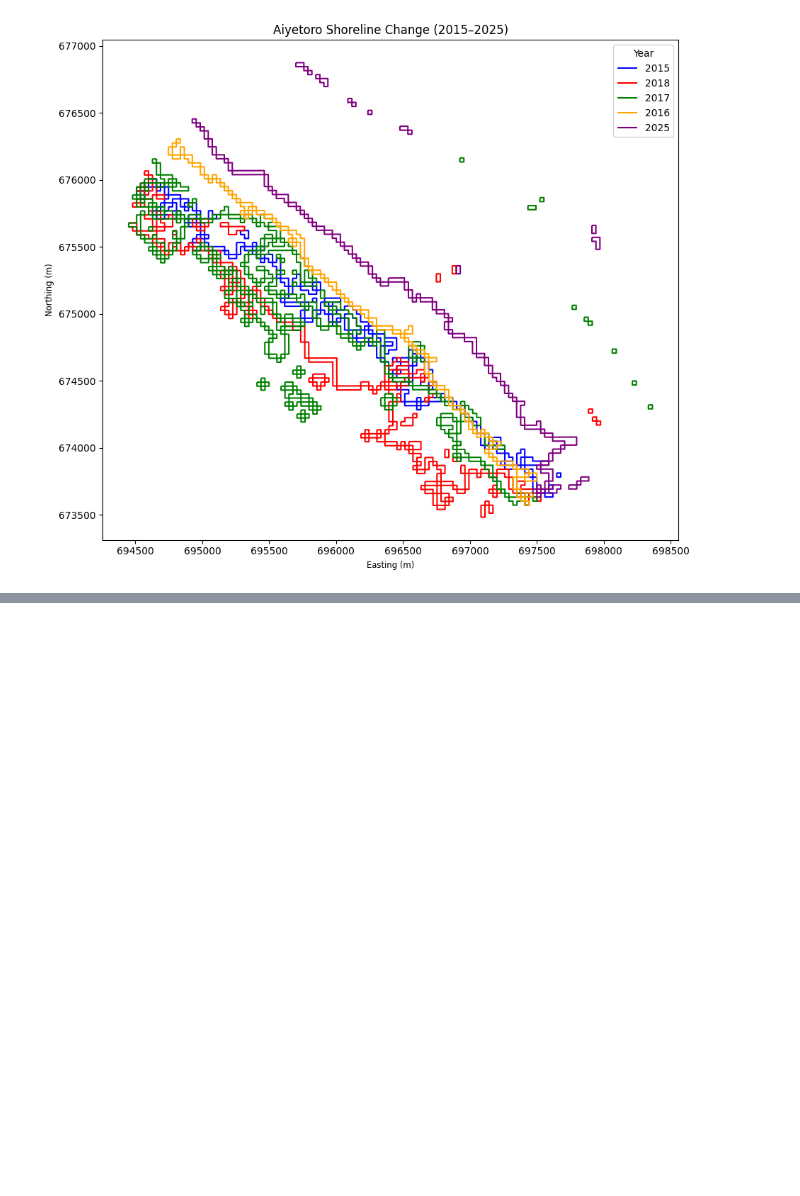
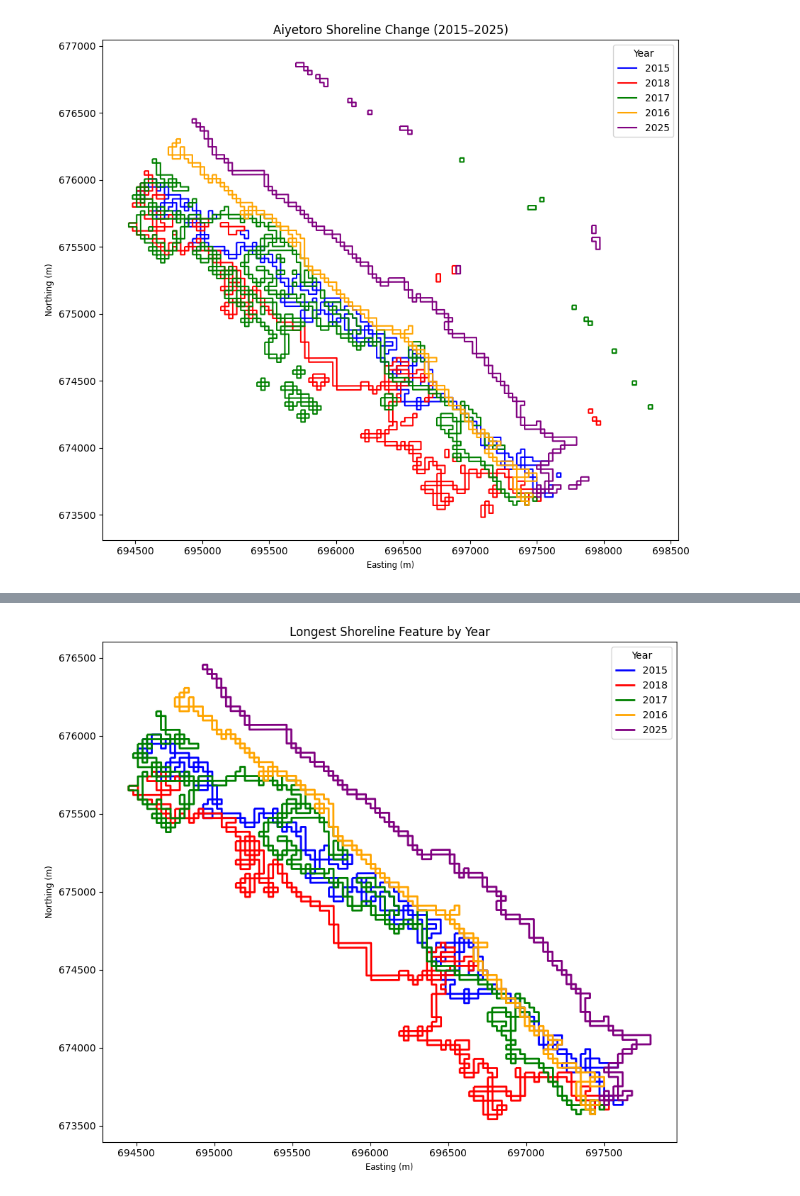
Before and after one commit to ayooluwaestheraladetuyi-cpu/aiyetoro-shoreline-analysis, a Jupyter notebook: Aiyetoro_XGBoost_SHAP_Analysis.ipynb, the cells around one changed output, grey strips where cells are left out. Saved outputs shown, nothing was run; the diff lists cells and outputs as text; code cells hidden in the pictures; blank space fills up the shorter version.

Commit message:
Add shoreline comparison map with QGIS colours

```diff
--- a/Aiyetoro_XGBoost_SHAP_Analysis.ipynb
+++ b/Aiyetoro_XGBoost_SHAP_Analysis.ipynb
@@ -275,0 +356,46 @@ plt.show()
+# %%
+import geopandas as gpd
+import matplotlib.pyplot as plt
+import os
+
+shoreline_colors = {
+    2015: "#0000FF",  # Blue
+    2016: "#FFA500",  # Orange
+    2017: "#008000",  # Green
+    2018: "#FF0000",  # Red
+    2025: "#800080"   # Purple
+}
+
+fig, ax = plt.subplots(figsize=(12, 8))
+
+for path in files:
+    gdf = gpd.read_file(path)
+
+    year = next(
+        (y for y in shoreline_colors
+         if str(y) in os.path.basename(path)),
+        None
+    )
+
+    if year is None or gdf.empty:
+        continue
+
+    # Select the longest feature for visual inspection
+    longest = gdf.loc[[gdf.geometry.length.idxmax()]]
+
+    longest.plot(
+        ax=ax,
+        color=shoreline_colors[year],
+        linewidth=2,
+        label=str(year)
+    )
+
+ax.set_title("Longest Shoreline Feature by Year")
+ax.set_xlabel("Easting (m)")
+ax.set_ylabel("Northing (m)")
+ax.legend(title="Year")
+ax.set_aspect("equal")
+plt.tight_layout()
+plt.show()
+# %% [output]
+[figure, added]
```
Also changed, not shown: parts of 4 cells of this notebook.
